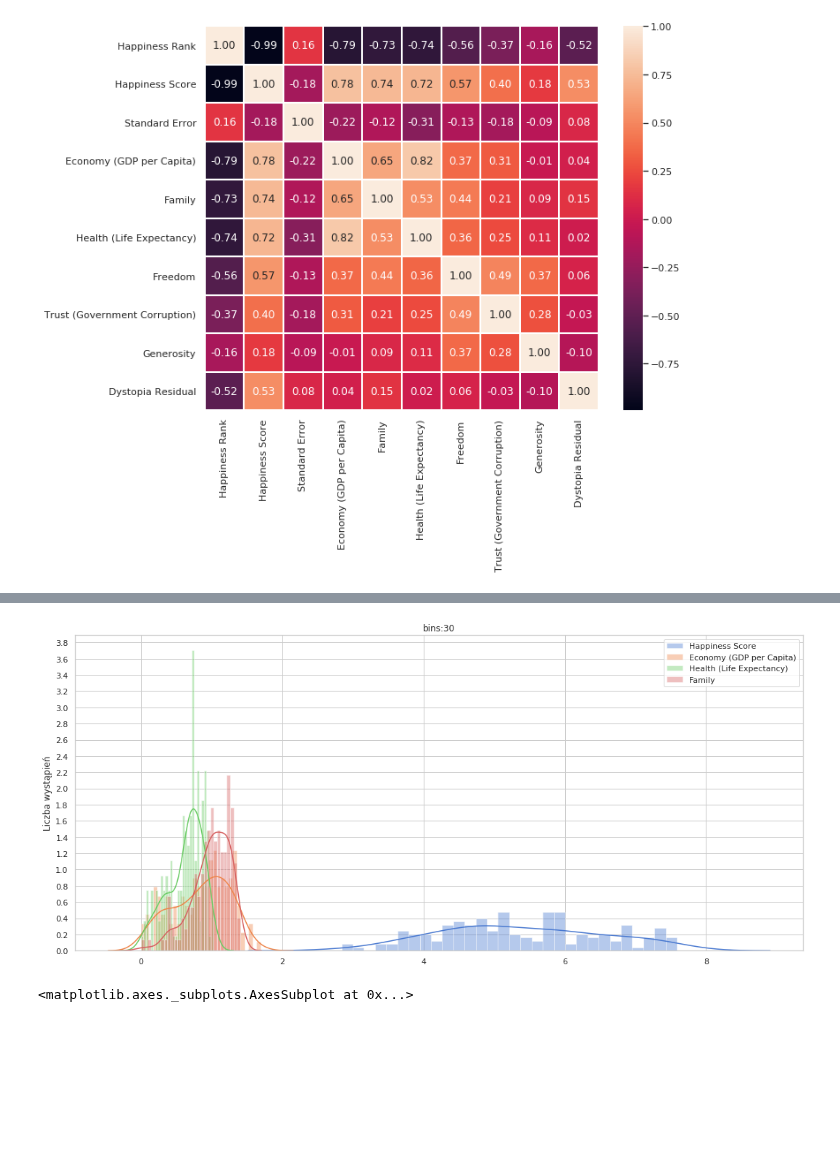
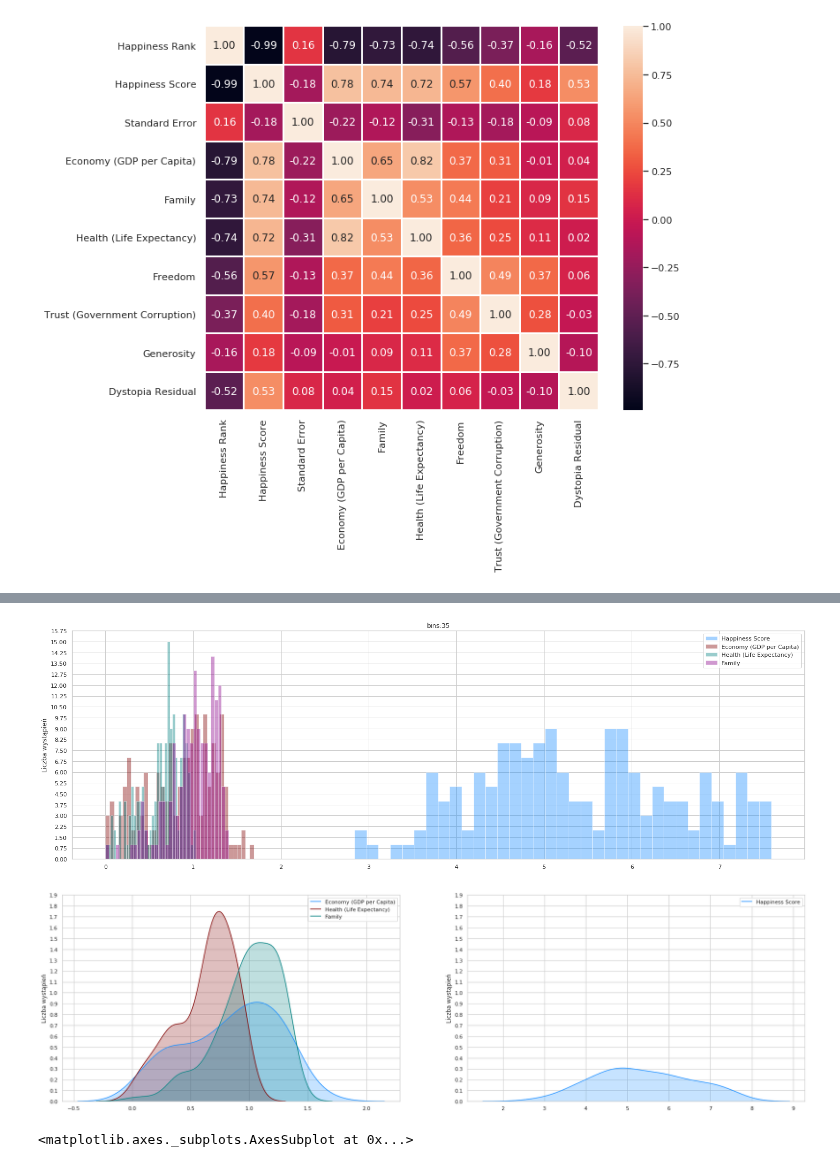
Before and after one commit to ArminD93/WorldHappinessReport, a Jupyter notebook: WorldHappinessReport.ipynb, the cells around one changed output, grey strips where cells are left out. Saved outputs shown, nothing was run; the diff lists cells and outputs as text; code cells hidden in the pictures; blank space fills up the shorter version.

```diff
--- a/WorldHappinessReport.ipynb
+++ b/WorldHappinessReport.ipynb
@@ -148,23 +176,11 @@ histObj.addHist
-# %%
-def addHist():
-  cols_list = ['Happiness Score', 'Economy (GDP per Capita)', 'Health (Life Expectancy)', 'Family']
-
-  sns.set(style='whitegrid', palette="muted", color_codes=True)
-  plt.figure(figsize=(18,8))
-
-
-
-  for value in cols_list:
-        g = sns.distplot(happiness2015[value], bins=30, hist=True, label=value, axlabel=False)
-        g.set( ylabel='liczba wystąpień' )
-        g.set(ylabel='Liczba wystąpień', title='bins:30' )
-        g.legend( frameon=True)
-        g.set_yticks(np.arange(0, 4, step=0.2))
-  plt.show()
-
-addHist()
-# %% [output]
-[figure, removed]
+# %%
+histObj.addStackedHist
+# %% [output]
+[figure, added]
+# %%
+histObj.addDensityDistribution
+# %% [output]
+[figure, added]
 # %%
 plt.figure(figsize=(12,8))
 plt.yticks(np.arange(0, 8, step=0.5))
```
Also changed, not shown: parts of 7 cells of this notebook.
